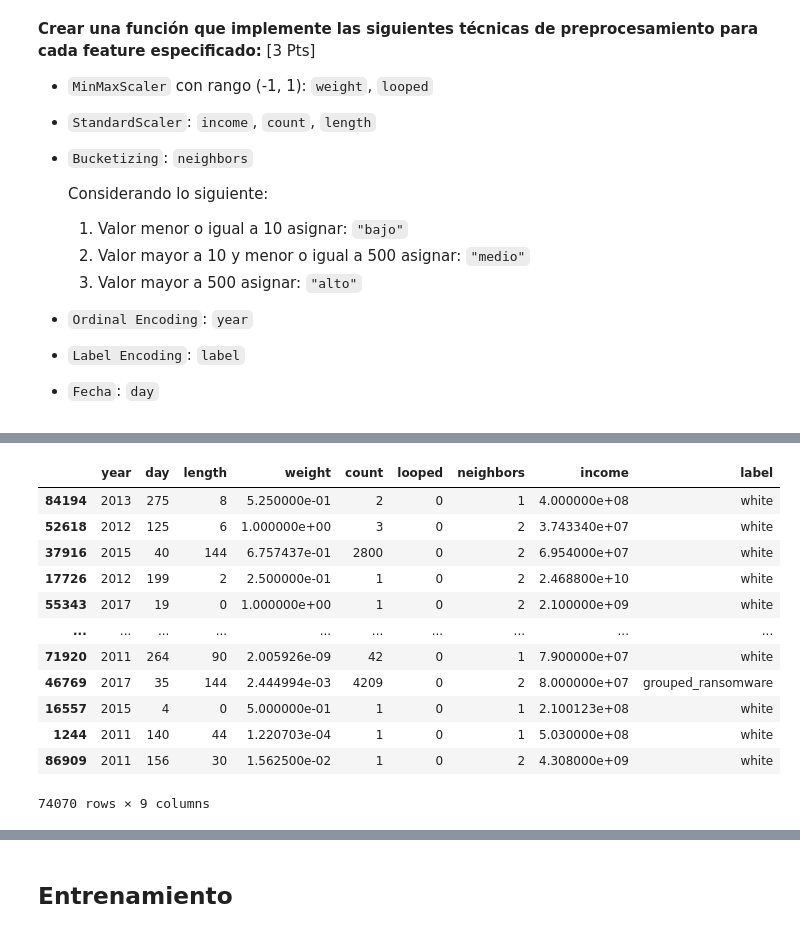
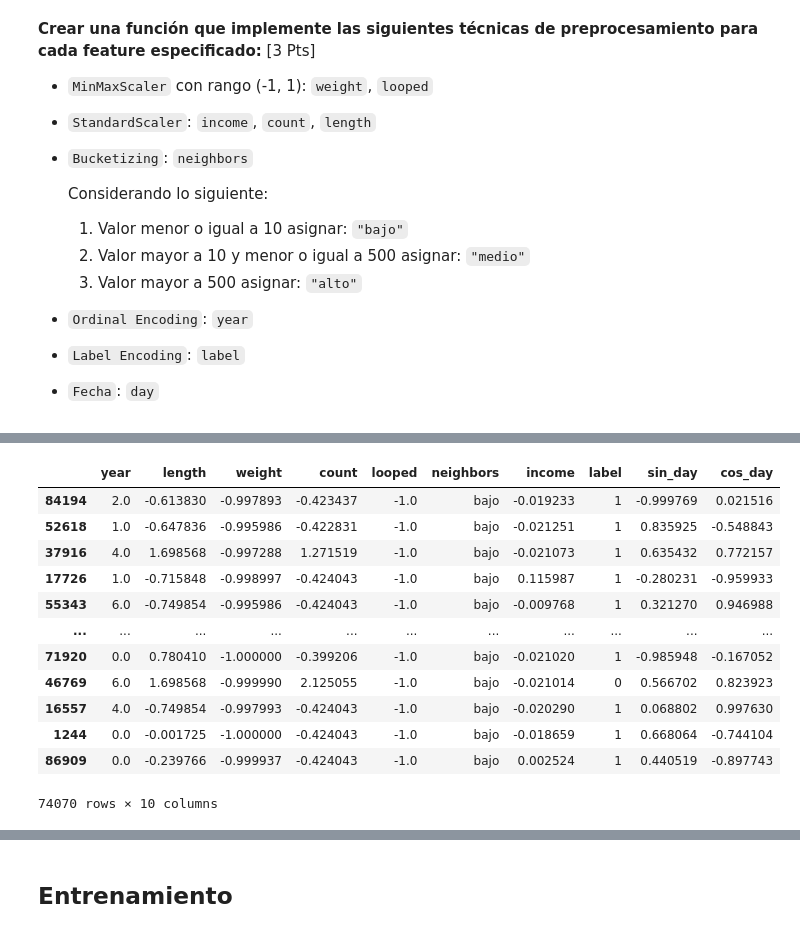
Before and after one commit to Bastian951/INF398-INTRODUCCION-AL-APRENDIZAJE-AUTOMATICO, a Jupyter notebook: Tarea 1/Tarea_1_ML_2022_1.ipynb, the cells around one changed output, grey strips where cells are left out. Drawn from its saved outputs; the diff is of its cells as text; code cells hidden in the pictures.

```diff
--- a/Tarea 1/Tarea_1_ML_2022_1.ipynb
+++ b/Tarea 1/Tarea_1_ML_2022_1.ipynb
@@ -525,4 +537,3 @@ def preprocesamiento(minmax,standard,bucketizing,ordinal_encoding,label_encoding
 # %%
 # Utilizar la funcion
-df_train=preprocesamiento(["weight", "looped"],["income", "count", "length"],["neighbors"],['year'],['label'],['day'],df_train)
-df_val = preprocesamiento(["weight", "looped"],["income", "count", "length"],["neighbors"],['year'],['label'],['day'],df_train)
+df_train, df_test, df_val =preprocesamiento(["weight", "looped"],["income", "count", "length"],["neighbors"],['year'],['label'],['day'],df_train,df_test,df_val)
@@ -543,22 +540,19 @@ df_val = preprocesamiento(["weight", "looped"],["income", "count", "length"],["n
-# %%
-df_train, df_test = train_test_split(df_data, test_size=0.2)
-
-df_val, df_test = train_test_split(df_test, test_size=0.5)
-# %% [output]
-|  | year | day | length | weight | count | looped | neighbors | income | label |
-| 84194 | 2013 | 275 | 8 | 5.250000e-01 | 2 | 0 | 1 | 4.000000e+08 | white |
-| 52618 | 2012 | 125 | 6 | 1.000000e+00 | 3 | 0 | 2 | 3.743340e+07 | white |
-| 37916 | 2015 | 40 | 144 | 6.757437e-01 | 2800 | 0 | 2 | 6.954000e+07 | white |
-| 17726 | 2012 | 199 | 2 | 2.500000e-01 | 1 | 0 | 2 | 2.468800e+10 | white |
-| 55343 | 2017 | 19 | 0 | 1.000000e+00 | 1 | 0 | 2 | 2.100000e+09 | white |
-| ... | ... | ... | ... | ... | ... | ... | ... | ... | ... |
-| 71920 | 2011 | 264 | 90 | 2.005926e-09 | 42 | 0 | 1 | 7.900000e+07 | white |
-| 46769 | 2017 | 35 | 144 | 2.444994e-03 | 4209 | 0 | 2 | 8.000000e+07 | grouped_ransomware |
-| 16557 | 2015 | 4 | 0 | 5.000000e-01 | 1 | 0 | 1 | 2.100123e+08 | white |
-| 1244 | 2011 | 140 | 44 | 1.220703e-04 | 1 | 0 | 1 | 5.030000e+08 | white |
-| 86909 | 2011 | 156 | 30 | 1.562500e-02 | 1 | 0 | 2 | 4.308000e+09 | white |
-74070 rows × 9 columns
 # %%
 # Mostrar la data despues del preprocesamiento (Training)
+df_train
+# %% [output]
+|  | year | length | weight | count | looped | neighbors | income | label | sin_day | cos_day |
+| 84194 | 2.0 | -0.613830 | -0.997893 | -0.423437 | -1.0 | bajo | -0.019233 | 1 | -0.999769 | 0.021516 |
+| 52618 | 1.0 | -0.647836 | -0.995986 | -0.422831 | -1.0 | bajo | -0.021251 | 1 | 0.835925 | -0.548843 |
+| 37916 | 4.0 | 1.698568 | -0.997288 | 1.271519 | -1.0 | bajo | -0.021073 | 1 | 0.635432 | 0.772157 |
+| 17726 | 1.0 | -0.715848 | -0.998997 | -0.424043 | -1.0 | bajo | 0.115987 | 1 | -0.280231 | -0.959933 |
+| 55343 | 6.0 | -0.749854 | -0.995986 | -0.424043 | -1.0 | bajo | -0.009768 | 1 | 0.321270 | 0.946988 |
+| ... | ... | ... | ... | ... | ... | ... | ... | ... | ... | ... |
+| 71920 | 0.0 | 0.780410 | -1.000000 | -0.399206 | -1.0 | bajo | -0.021020 | 1 | -0.985948 | -0.167052 |
+| 46769 | 6.0 | 1.698568 | -0.999990 | 2.125055 | -1.0 | bajo | -0.021014 | 0 | 0.566702 | 0.823923 |
+| 16557 | 4.0 | -0.749854 | -0.997993 | -0.424043 | -1.0 | bajo | -0.020290 | 1 | 0.068802 | 0.997630 |
+| 1244 | 0.0 | -0.001725 | -1.000000 | -0.424043 | -1.0 | bajo | -0.018659 | 1 | 0.668064 | -0.744104 |
+| 86909 | 0.0 | -0.239766 | -0.999937 | -0.424043 | -1.0 | bajo | 0.002524 | 1 | 0.440519 | -0.897743 |
+74070 rows × 10 columns
 # %%
 # Mostrar la data despues del prorcesamiento (Validation)
```
Also changed, not shown: parts of 8 cells of this notebook.
